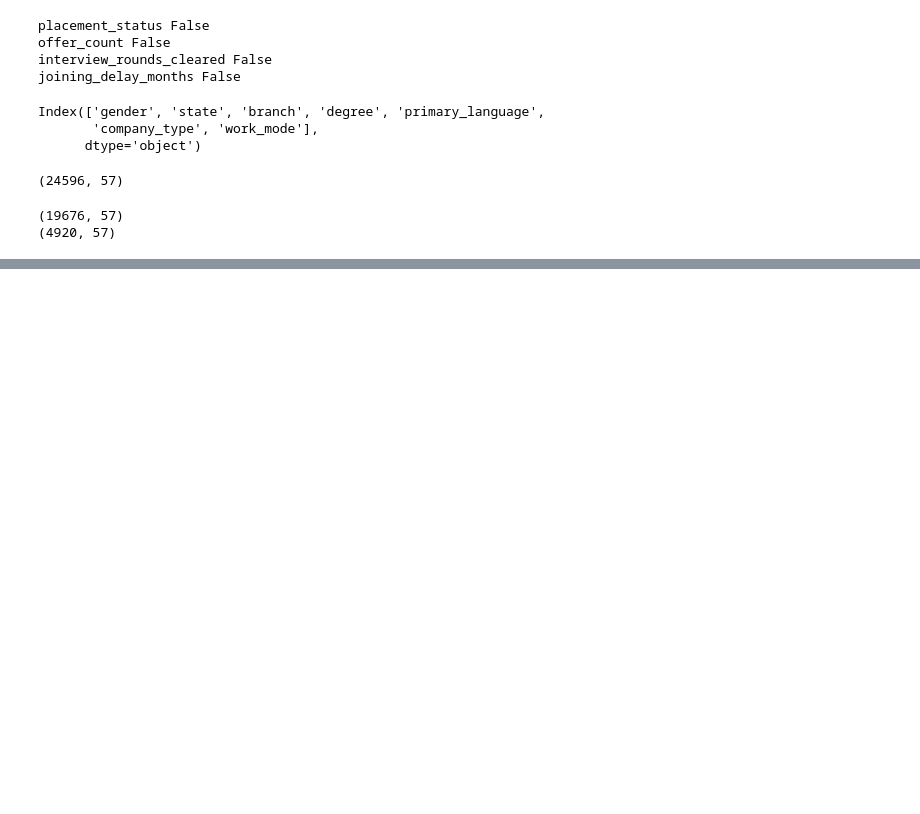
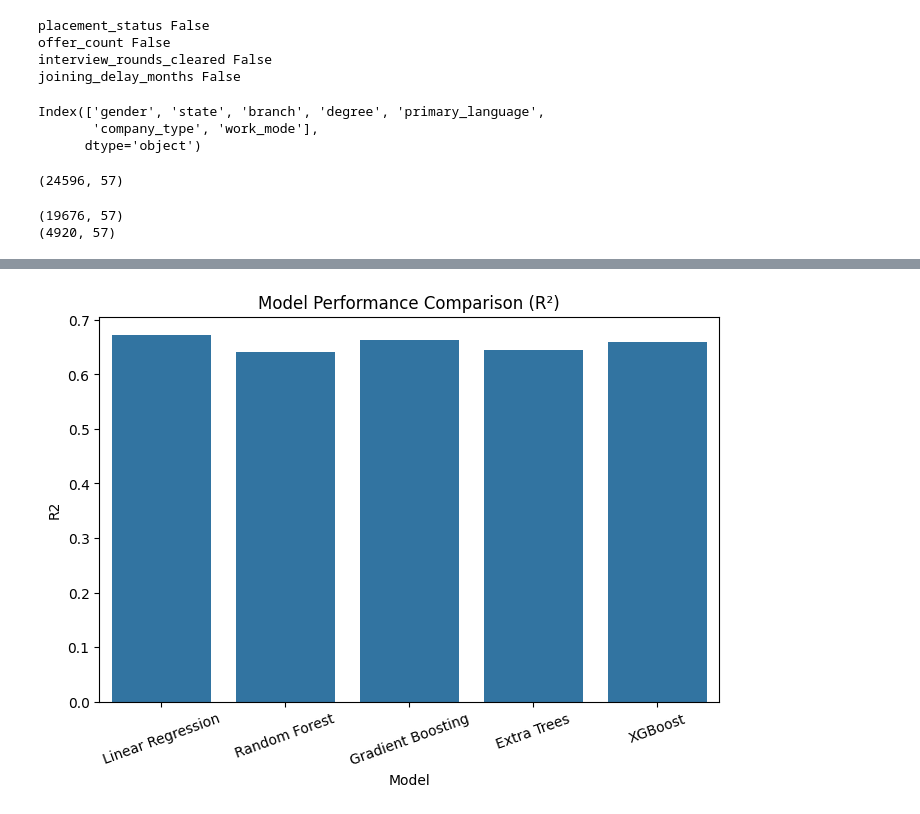
Before and after one commit to DasithiJayasinghe/Student-Career-Success-Analytics, a Jupyter notebook: notebooks/Salary_Prediction.ipynb, the cells around one changed output, grey strips where cells are left out. Saved outputs shown, nothing was run; the diff lists cells and outputs as text; code cells hidden in the pictures; blank space fills up the shorter version.

Commit message:
Evaluated multiple regression models and selected the best-performing model

```diff
--- a/notebooks/Salary_Prediction.ipynb
+++ b/notebooks/Salary_Prediction.ipynb
@@ -556,0 +666,19 @@ print(X_test.shape)
+# %%
+#Extra Trees Regressor
+from sklearn.ensemble import ExtraTreesRegressor
+
+etr = ExtraTreesRegressor(
+    n_estimators=300,
+    random_state=42,
+    n_jobs=-1
+)
+
+etr.fit(X_train, y_train)
+
+pred_etr = etr.predict(X_test)
+
+etr_r2 = r2_score(y_test, pred_etr)
+etr_rmse = np.sqrt(mean_squared_error(y_test, pred_etr))
+
+print("R² :", etr_r2)
+print("RMSE:", etr_rmse)
@@ -556,0 +722,22 @@ print(X_test.shape)
+# %%
+#Creating Model Comparison chart
+fig = plt.figure(figsize=(8,5))
+
+sns.barplot(
+    data=results,
+    x='Model',
+    y='R2'
+)
+
+plt.xticks(rotation=20)
+plt.title('Model Performance Comparison (R²)')
+
+fig.savefig(
+    'model_comparison.png',
+    dpi=300,
+    bbox_inches='tight'
+)
+
+plt.show()
+# %% [output]
+[figure, added]
```
Also changed, not shown: parts of 13 cells of this notebook.
